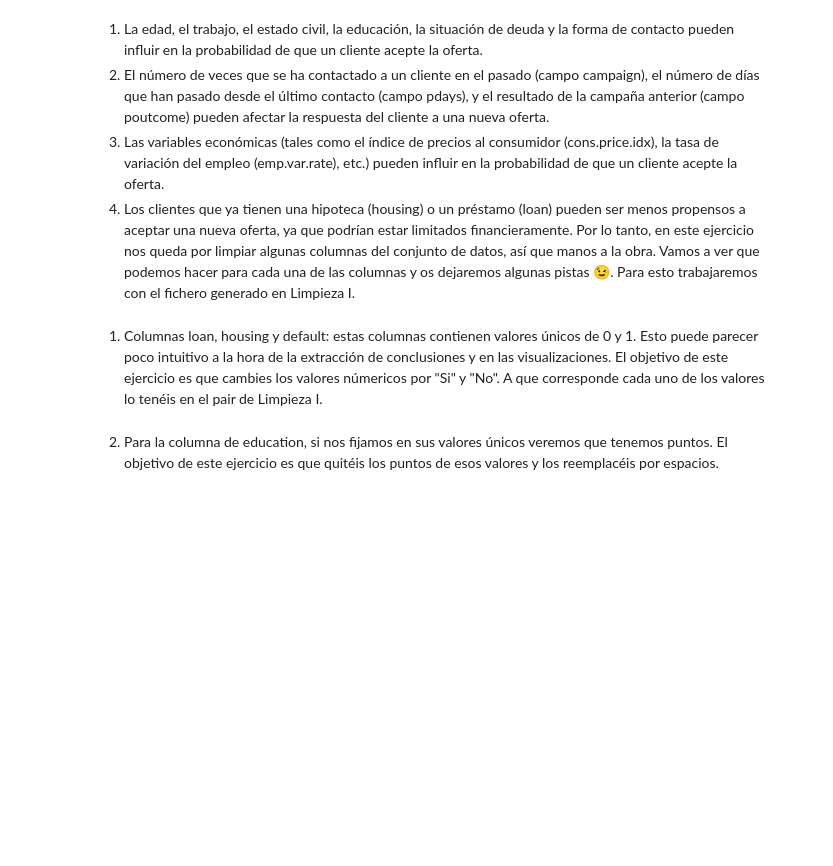
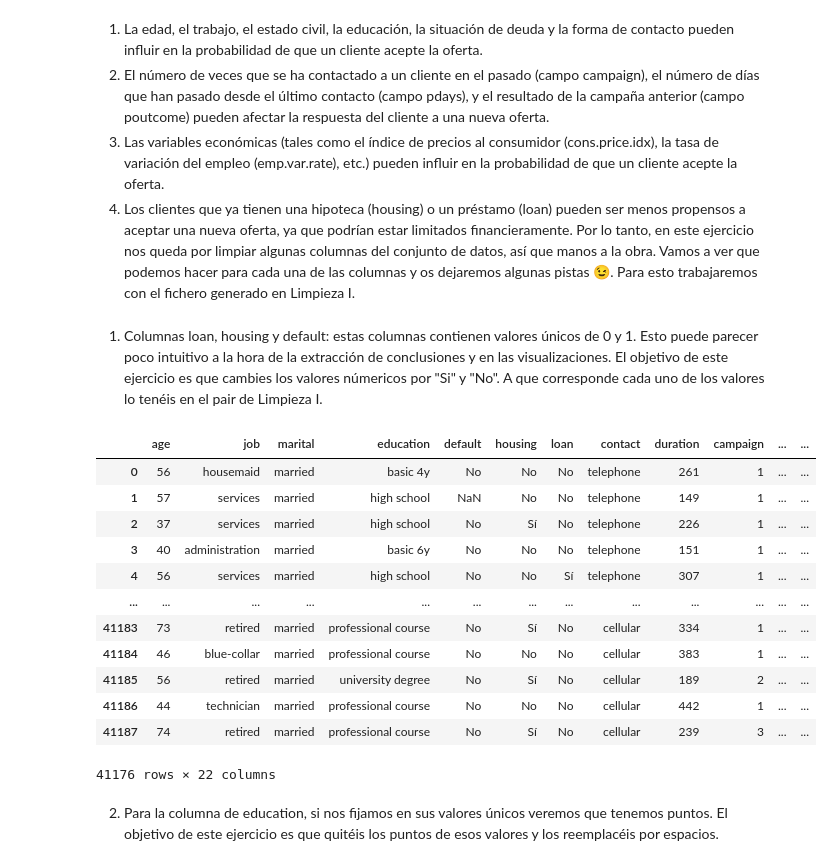
Before and after one commit to Adalab/promo-d-da-modulo2-sprint2-jacqueline-laura-lidya, a Jupyter notebook: limpieza/limpieza-leccion2-strings-pair.ipynb, the cells around one changed output. Drawn from its saved outputs; the diff is of its cells as text; code cells hidden in the pictures; blank space fills up the shorter version.

```diff
--- a/limpieza/limpieza-leccion2-strings-pair.ipynb
+++ b/limpieza/limpieza-leccion2-strings-pair.ipynb
@@ -13,2 +18,23 @@ Por lo tanto, en este ejercicio nos queda por limpiar algunas columnas del conju
+# %%
+df_bank = pd.read_csv("data/bank-additional-full-procesado.csv", index_col = 0)
+# %%
+mapa = {1.0: "Sí", 0.0: "No"}
+for col in df_bank.columns[4:7]:
+       df_bank[col] = df_bank[col].map(mapa, na_action = "ignore")
+df_bank
+# %% [output]
+|  | age | job | marital | education | default | housing | loan | contact | duration | campaign | ... | ... |
+| 0 | 56 | housemaid | married | basic 4y | No | No | No | telephone | 261 | 1 | ... | ... |
+| 1 | 57 | services | married | high school | NaN | No | No | telephone | 149 | 1 | ... | ... |
+| 2 | 37 | services | married | high school | No | Sí | No | telephone | 226 | 1 | ... | ... |
+| 3 | 40 | administration | married | basic 6y | No | No | No | telephone | 151 | 1 | ... | ... |
+| 4 | 56 | services | married | high school | No | No | Sí | telephone | 307 | 1 | ... | ... |
+| ... | ... | ... | ... | ... | ... | ... | ... | ... | ... | ... | ... | ... |
+| 41183 | 73 | retired | married | professional course | No | Sí | No | cellular | 334 | 1 | ... | ... |
+| 41184 | 46 | blue-collar | married | professional course | No | No | No | cellular | 383 | 1 | ... | ... |
+| 41185 | 56 | retired | married | university degree | No | Sí | No | cellular | 189 | 2 | ... | ... |
+| 41186 | 44 | technician | married | professional course | No | No | No | cellular | 442 | 1 | ... | ... |
+| 41187 | 74 | retired | married | professional course | No | Sí | No | cellular | 239 | 3 | ... | ... |
+41176 rows × 22 columns
 # %% [markdown]
 2. Para la columna de education, si nos fijamos en sus valores únicos veremos que tenemos puntos. El objetivo de este ejercicio es que quitéis los puntos de esos valores y los reemplacéis por espacios.
```
Also changed, not shown: parts of 9 cells of this notebook, 1 other file.
